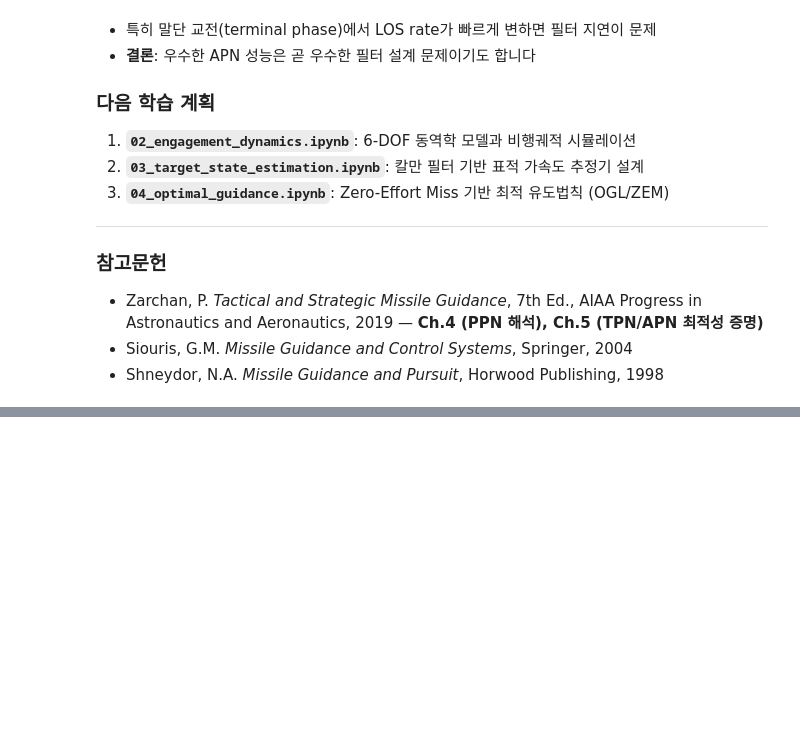
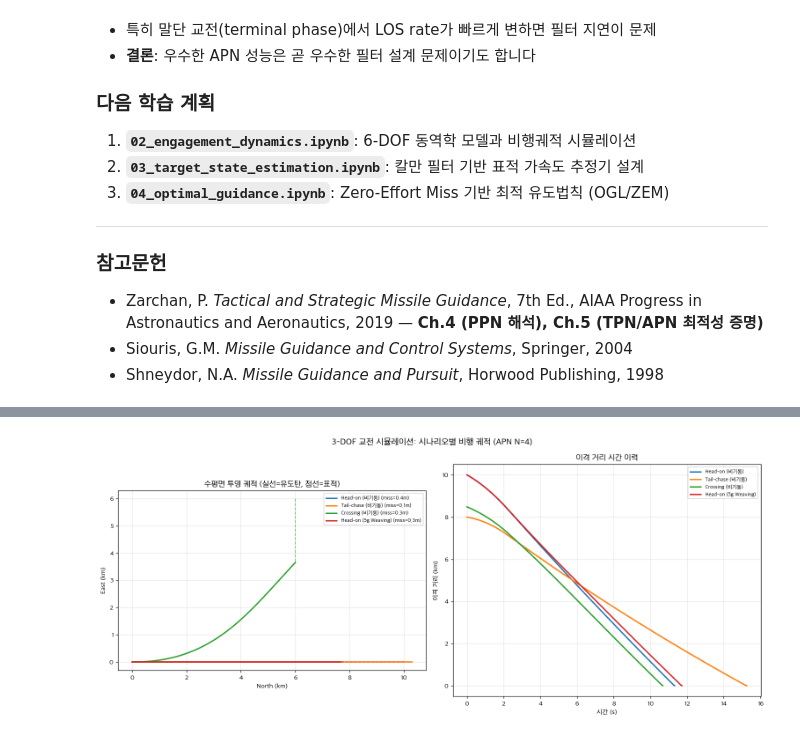
Before and after one commit to ktkennedy/missile-guidance-study, a Jupyter notebook: notebooks/01_proportional_navigation.ipynb, the cells around one changed output, grey strips where cells are left out. Cells and saved outputs as stored; diff of their text form; code cells hidden in the pictures; blank space fills up the shorter version.

```diff
--- a/notebooks/01_proportional_navigation.ipynb
+++ b/notebooks/01_proportional_navigation.ipynb
@@ -758,0 +990,83 @@ Font 'default' does not have a glyph for '\u2212' [U+2212], substituting with a
+# %%
+# ── 4가지 시나리오 실행 ───────────────────────────────────────────────────────
+#
+# 공통 미사일 초기 상태: [x=0, y=0, h=5000m, V=300 m/s, gamma=0, psi=0(North)]
+# APN N=4, dt=0.001s
+
+missile_state0_base = [0.0, 0.0, 5000.0, 300.0, 0.0, 0.0]
+
+scenarios_3dof = {
+    'Head-on\n(비기동)': dict(
+        missile_state0=missile_state0_base,
+        target_pos0=[10000.0, 0.0, 5000.0],
+        target_vel0=[-200.0,  0.0,    0.0],
+        weaving=False,
+    ),
+    'Tail-chase\n(비기동)': dict(
+        missile_state0=missile_state0_base,
+        target_pos0=[8000.0, 0.0, 5000.0],
+        target_vel0=[ 150.0, 0.0,    0.0],  # 같은 방향으로 도주
+        weaving=False,
+    ),
+    'Crossing\n(비기동)': dict(
+        missile_state0=missile_state0_base,
+        target_pos0=[6000.0, 6000.0, 5000.0],
+        target_vel0=[    0.0, -220.0,    0.0],  # 서향 교차
+        weaving=False,
+    ),
+    'Head-on\n(5g Weaving)': dict(
+        missile_state0=missile_state0_base,
+        target_pos0=[10000.0, 0.0, 5000.0],
+        target_vel0=[-200.0,  0.0,    0.0],
+        weaving=True,
+        weave_amp=5 * 9.81,
+        weave_freq=0.5,
+    ),
+}
+
+print("3-DOF 교전 시뮬레이션 실행 중...")
+results_3dof = {}
+for name, scen in scenarios_3dof.items():
+    res = run_engagement_3dof(scen, N=4.0)
+    results_3dof[name] = res
+    dur = res['time'][-1] if len(res['time']) > 0 else 0
+    print(f"  {name.replace(chr(10),' '):<30}  "
+          f"miss={res['miss_distance']:6.2f} m   "
+          f"time={dur:.1f} s")
+
+# ── 궤적 비교 플롯 ────────────────────────────────────────────────────────────
+fig, axes = plt.subplots(1, 2, figsize=(14, 6))
+fig.suptitle('3-DOF 교전 시뮬레이션: 시나리오별 비행 궤적 (APN N=4)',
+             fontsize=13, fontweight='bold')
+
+palette = ['#1f77b4', '#ff7f0e', '#2ca02c', '#d62728']
+
+# 수평 투영 궤적 (x-y 평면)
+ax = axes[0]
+for (name, res), color in zip(results_3dof.items(), palette):
+    pm = res['pos_M']
+    pt = res['pos_T']
+    ax.plot(pm[:, 0]/1000, pm[:, 1]/1000, '-', color=color, linewidth=2,
+            label=f"{name.replace(chr(10),' ')} (miss={res['miss_distance']:.1f}m)")
+    ax.plot(pt[:, 0]/1000, pt[:, 1]/1000, '--', color=color, linewidth=1.2, alpha=0.6)
+ax.set_xlabel('North (km)')
+ax.set_ylabel('East (km)')
+ax.set_title('수평면 투영 궤적 (실선=유도탄, 점선=표적)')
+ax.legend(fontsize=8)
+ax.set_aspect('equal')
+
+# 이격 거리 시간 이력
+ax = axes[1]
+for (name, res), color in zip(results_3dof.items(), palette):
+    ax.plot(res['time'], res['range_hist']/1000, color=color, linewidth=2,
+            label=name.replace('\n', ' '))
+ax.set_xlabel('시간 (s)')
+ax.set_ylabel('이격 거리 (km)')
+ax.set_title('이격 거리 시간 이력')
+ax.legend(fontsize=8)
+
+plt.tight_layout()
+plt.savefig('../results/01_3dof_engagement.png', dpi=120, bbox_inches='tight')
+plt.show()
+print("저장: ../results/01_3dof_engagement.png")
+# %% [output]
@@ -758,0 +1078 @@ Font 'default' does not have a glyph for '\u2212' [U+2212], substituting with a
+[figure, added]
```
Also changed, not shown: parts of 4 cells of this notebook, 9 other files.
